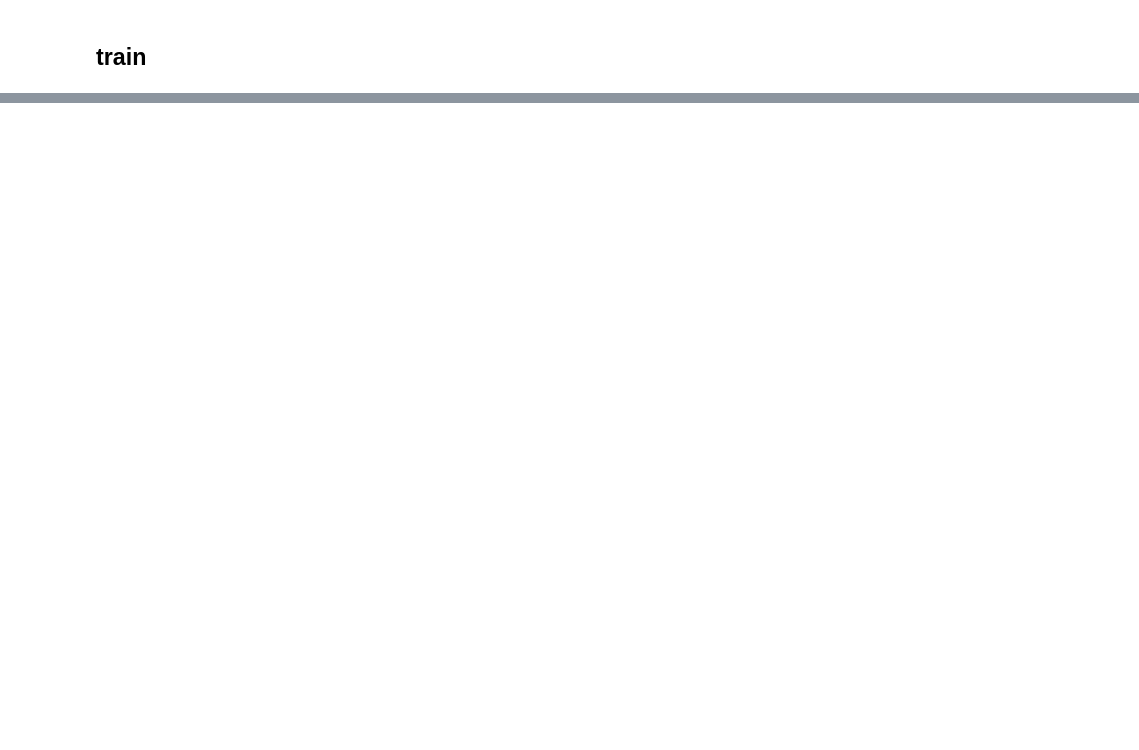
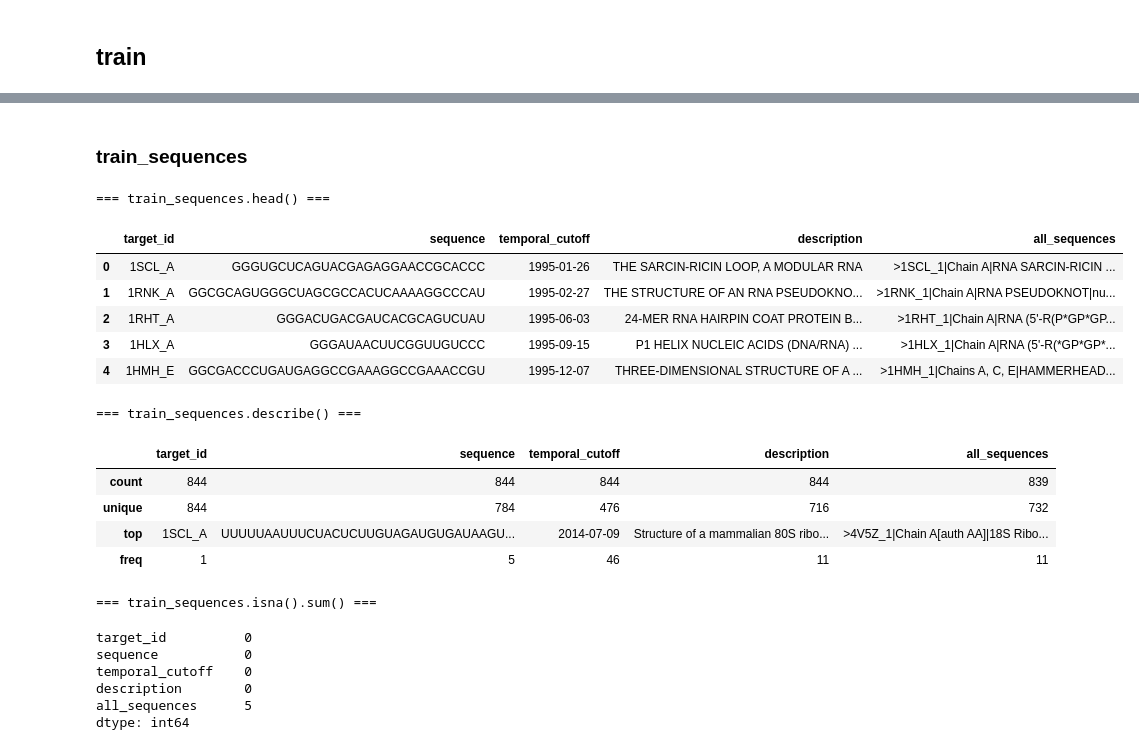
Before and after one commit to gnart33/rna-folding, a Jupyter notebook: notebooks/eda.ipynb, the cells around one changed output, grey strips where cells are left out. Cells and saved outputs as stored; diff of their text form; code cells hidden in the pictures; blank space fills up the shorter version.

```diff
--- a/notebooks/eda.ipynb
+++ b/notebooks/eda.ipynb
@@ -76,0 +69,33 @@ all_data['validation_sequences'].head(3)
+# %% [markdown]
+### train_sequences
+# %%
+df_s = all_data['train_sequences']
+print("=== train_sequences.head() ===")
+display(df_s.head())
+
+print("=== train_sequences.describe() ===")
+display(df_s.describe())
+
+print("=== train_sequences.isna().sum() ===")
+display(df_s.isna().sum())
+# %% [output]
+=== train_sequences.head() ===
+|  | target_id | sequence | temporal_cutoff | description | all_sequences |
+| 0 | 1SCL_A | GGGUGCUCAGUACGAGAGGAACCGCACCC | 1995-01-26 | THE SARCIN-RICIN LOOP, A MODULAR RNA | >1SCL_1|Chain A|RNA SARCIN-RICIN ... |
+| 1 | 1RNK_A | GGCGCAGUGGGCUAGCGCCACUCAAAAGGCCCAU | 1995-02-27 | THE STRUCTURE OF AN RNA PSEUDOKNO... | >1RNK_1|Chain A|RNA PSEUDOKNOT|nu... |
+| 2 | 1RHT_A | GGGACUGACGAUCACGCAGUCUAU | 1995-06-03 | 24-MER RNA HAIRPIN COAT PROTEIN B... | >1RHT_1|Chain A|RNA (5'-R(P*GP*GP... |
+| 3 | 1HLX_A | GGGAUAACUUCGGUUGUCCC | 1995-09-15 | P1 HELIX NUCLEIC ACIDS (DNA/RNA) ... | >1HLX_1|Chain A|RNA (5'-R(*GP*GP*... |
+| 4 | 1HMH_E | GGCGACCCUGAUGAGGCCGAAAGGCCGAAACCGU | 1995-12-07 | THREE-DIMENSIONAL STRUCTURE OF A ... | >1HMH_1|Chains A, C, E|HAMMERHEAD... |
+=== train_sequences.describe() ===
+|  | target_id | sequence | temporal_cutoff | description | all_sequences |
+| count | 844 | 844 | 844 | 844 | 839 |
+| unique | 844 | 784 | 476 | 716 | 732 |
+| top | 1SCL_A | UUUUUAAUUUCUACUCUUGUAGAUGUGAUAAGU... | 2014-07-09 | Structure of a mammalian 80S ribo... | >4V5Z_1|Chain A[auth AA]|18S Ribo... |
+| freq | 1 | 5 | 46 | 11 | 11 |
+=== train_sequences.isna().sum() ===
+target_id          0
+sequence           0
+temporal_cutoff    0
+description        0
+all_sequences      5
+dtype: int64
```
Also changed, not shown: parts of 20 cells of this notebook, 2 other files.
